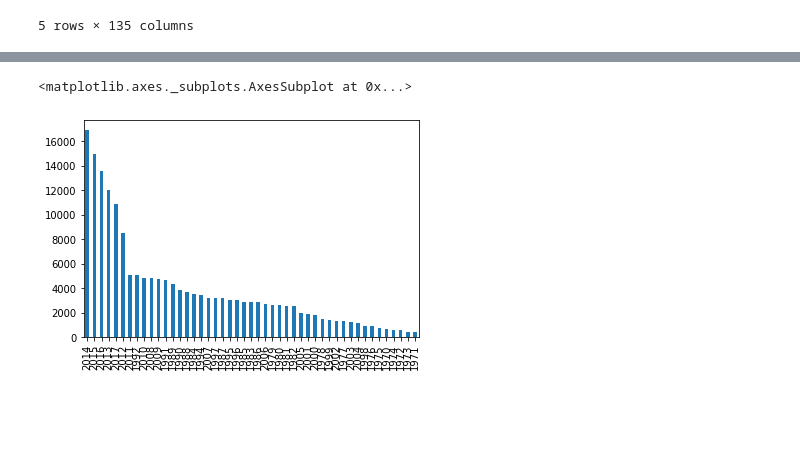
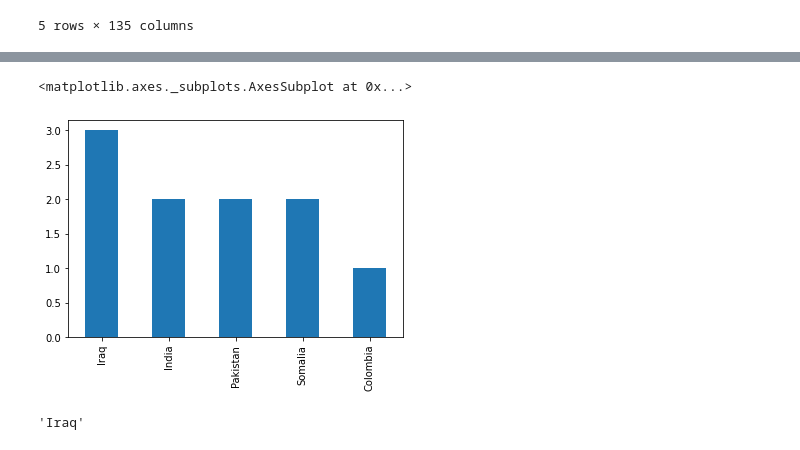
Before and after one commit to sweetyjunnarkar/Terrorism-around-the-Globe, a Jupyter notebook: Sweety_Junnarkar_Team_5_Capstone_Project.ipynb, the cells around one changed output, grey strips where cells are left out. Drawn from its saved outputs; the diff is of its cells as text; code cells hidden in the pictures; blank space fills up the shorter version.

```diff
--- a/Sweety_Junnarkar_Team_5_Capstone_Project.ipynb
+++ b/Sweety_Junnarkar_Team_5_Capstone_Project.ipynb
@@ -17,6 +20,5 @@ Drive already mounted at /content/drive; to attempt to forcibly remount, call dr
 # %%
-path='/content/drive/My Drive/AlmaBetter/Cohort Aravali/Module 2/Week 1/dat/'
-terror_df=pd.read_csv('/content/drive/My Drive/AlmaBetter/Cohort Aravali/Module 2/Week 1/dat/Copy of globalterrorismdb_0718dist.csv',encoding = "cp1252")
+terror_df=pd.read_csv('/content/drive/My Drive/AlmaBetter/Cohort Aravali/Module 2/Week 1/dat/Copy of globalterrorismdb_0718dist.csv',encoding = "cp1252",low_memory=False)
 # %%
 terror_df.head()
 # %% [output]
@@ -80,0 +90,3 @@ Name: Year, dtype: int64
+# %%
+max_attack_year_df=terror_df[terror_df['Year']==2014]
+max_attack_year_df
@@ -81,5 +107,10 @@ Name: Year, dtype: int64
 # %%
-year_df.plot(kind='bar')
+max_attack_year_df['Country'][0:10].value_counts().plot(kind='bar')
 # %% [output]
 <matplotlib.axes._subplots.AxesSubplot at 0x...>
-[figure, old version]
+[figure, new version]
+# %%
+max_attacks_country=max_attack_year_df.loc[terror_df['Killed'].idxmax()].Country
+max_attacks_country
+# %% [output]
+'Iraq'
```
Also changed, not shown: parts of 15 cells of this notebook.
